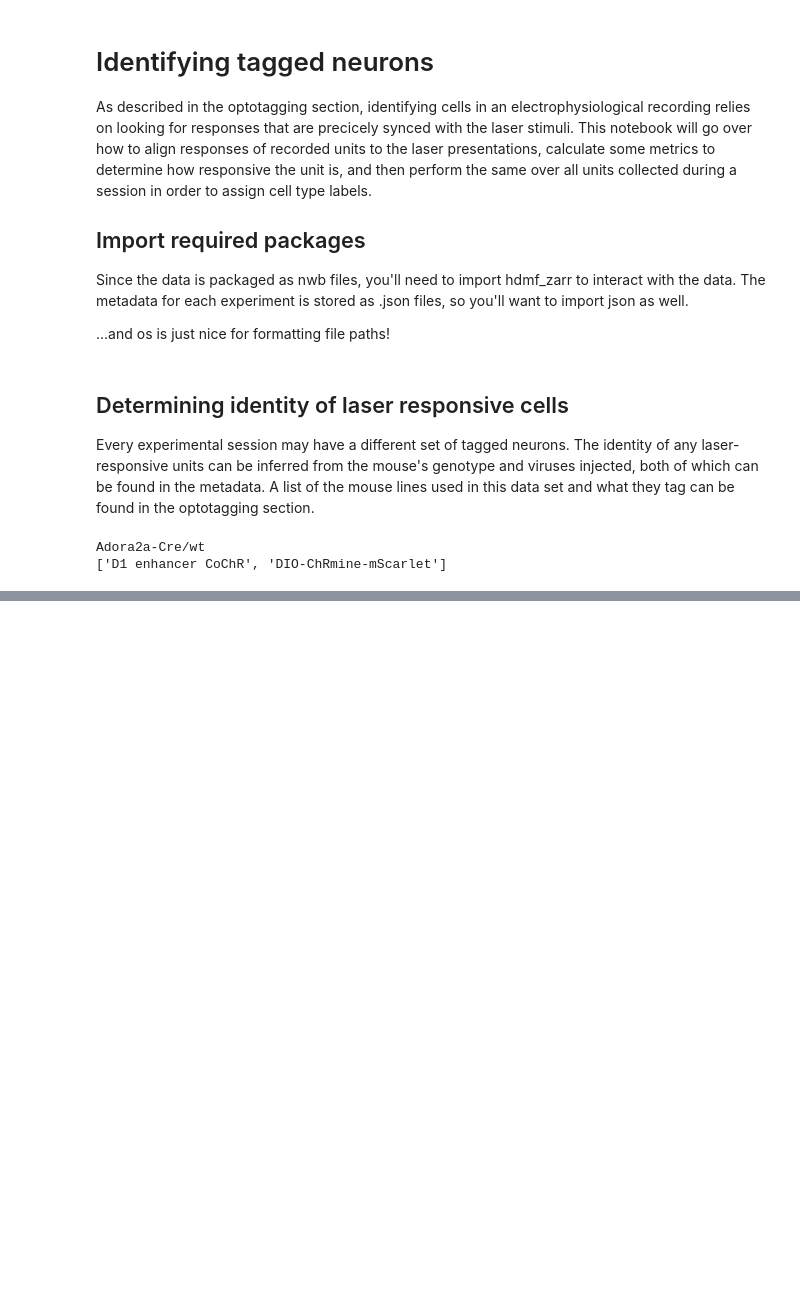
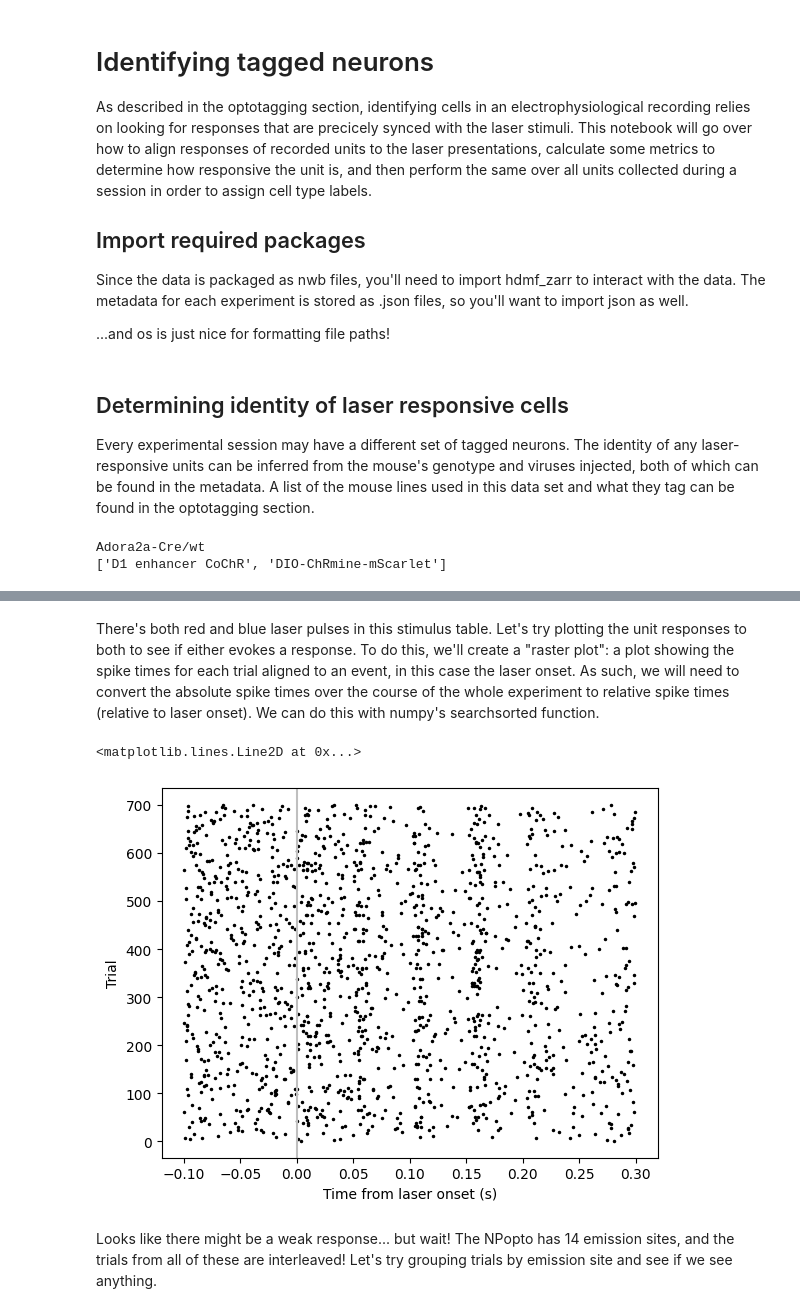
Before and after one commit to AllenInstitute/swdb_2023, a Jupyter notebook: code/databook/cell type lookup table/ctlut-identifying-tagged-units.ipynb, the cells around one changed output, grey strips where cells are left out. Cells and saved outputs as stored; diff of their text form; code cells hidden in the pictures; blank space fills up the shorter version.

```diff
--- a/code/databook/cell type lookup table/ctlut-identifying-tagged-units.ipynb
+++ b/code/databook/cell type lookup table/ctlut-identifying-tagged-units.ipynb
@@ -52,0 +64,4 @@ So this animal was Adora2a-Cre (meaning it expresses Cre in D2 cells) and it was
+# %%
+# load the stimulus table
+stimulus_table = nwbfile_read.intervals['trials'].to_dataframe()
+stimulus_table.columns
@@ -52,0 +73,8 @@ So this animal was Adora2a-Cre (meaning it expresses Cre in D2 cells) and it was
+# %%
+# select the highest power trials where the light emission was on the same probe the unit is on
+unit_device = units.device_name.loc[unit_id]
+max_laser_power = max(stimulus_table['power']) # be careful with this in the future, different color lasers are sometimes presented at different powers!
+
+#filtered_stimulus_table = stimulus_table.query('emission_location == @unit_device and power == @max_laser_power')
+filtered_stimulus_table = stimulus_table.query('emission_location == @unit_device and power == 0.1')
+filtered_stimulus_table
@@ -52,0 +96,7 @@ So this animal was Adora2a-Cre (meaning it expresses Cre in D2 cells) and it was
+# %% [markdown]
+There's both red and blue laser pulses in this stimulus table. Let's try plotting the unit responses to both to see if either evokes a response. To do this, we'll create a "raster plot": a plot showing the spike times for each trial aligned to an event, in this case the laser onset. As such, we will need to convert the absolute spike times over the course of the whole experiment to relative spike times (relative to laser onset). We can do this with numpy's searchsorted function.
+# %%
+time_range = np.array([-0.1, 0.3]) # time range (in seconds) to plot around each laser onset event
+
+blue_laser_stim_table = filtered_stimulus_table.query('type == "internal_blue"')
+laser_onset_timestamps = blue_laser_stim_table.start_time.tolist()
@@ -52,0 +143,18 @@ So this animal was Adora2a-Cre (meaning it expresses Cre in D2 cells) and it was
+# %%
+laser_locked_spike_timestamps = event_locked_timestamps(spike_timestamps, laser_onset_timestamps, time_range)
+# %%
+# make a raster plot of all trials!
+import matplotlib.pyplot as plt
+%matplotlib inline
+
+Ntrials = len(laser_locked_spike_timestamps)
+for trial in range(Ntrials):
+    this_raster = plt.plot(laser_locked_spike_timestamps[trial], (trial + 1) * np.ones(len(laser_locked_spike_timestamps[trial])), '.', color='k', rasterized=True, ms=3)
+plt.ylabel('Trial')
+plt.xlabel('Time from laser onset (s)')
+plt.axvline(0, color='0.75')
+# %% [output]
+<matplotlib.lines.Line2D at 0x...>
+[figure, added]
+# %% [markdown]
+Looks like there might be a weak response... but wait! The NPopto has 14 emission sites, and the trials from all of these are interleaved! Let's try grouping trials by emission site and see if we see anything.
```
Also changed, not shown: parts of 17 cells of this notebook, 3 other files.
